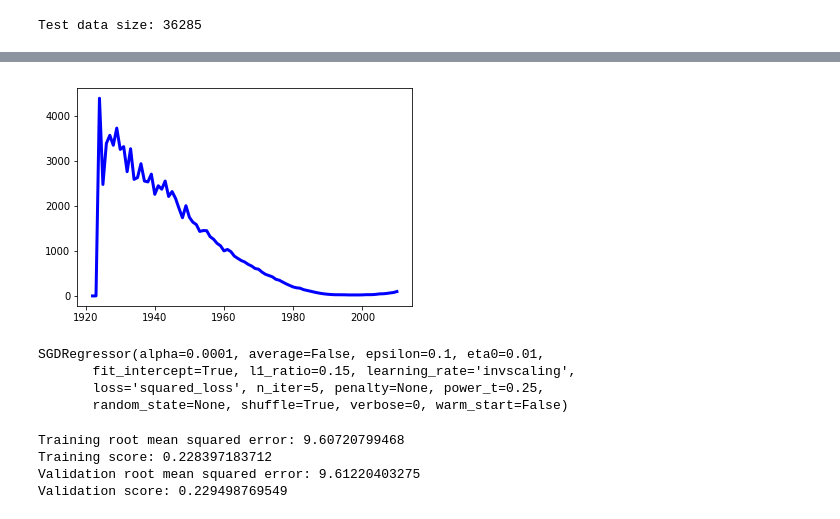
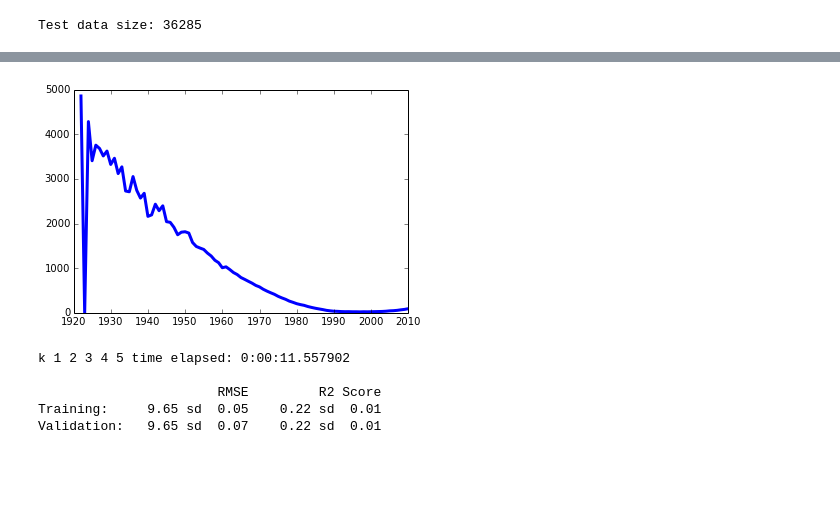
Before and after one commit to rossanez/MO444-2s2017, a Jupyter notebook: Trab01/MO444_2017_Trab01_Grupo05.ipynb, the cells around one changed output, grey strips where cells are left out. Cells and saved outputs as stored; diff of their text form; code cells hidden in the pictures; blank space fills up the shorter version.

```diff
--- a/Trab01/MO444_2017_Trab01_Grupo05.ipynb
+++ b/Trab01/MO444_2017_Trab01_Grupo05.ipynb
@@ -82,17 +82,11 @@ print('Test data size: {}'.format(len(test_data)))
 # %% [output]
 Test data size: 36285
 # %%
-# split train data into training/validation (80/20)
-train_data, validation_data = train_test_split(data, test_size=0.2)
-
-print('Train data size: {}'.format(len(train_data)))
-print('Validation data size: {}'.format(len(validation_data)))
-
-# prepare for 5-fold execution
+# prepare for 5-fold execution to help avoiding overfitting
 k5_fold = KFold(n_splits=5, shuffle=True, random_state=random_state)
 data_Y, data_X = split_Y_X(data)
 
-def run_kfold(method):
+def run_kfold(method, data_Y, data_X, scale=False, partial_fit=False):
     train_msq_err, train_r2_score = [], []
     validation_msq_err, validation_r2_score = [], []
     start_time = datetime.now()
@@ -105,7 +99,22 @@ def run_kfold(method):
 
         train_data_X, train_data_Y = data_X[train_index], data_Y[train_index]
         validation_data_X, validation_data_Y = data_X[validation_index], data_Y[validation_index]
-        model = method(train_data_X, train_data_Y)
+
+        if scale:
+            model_scaler = preprocessing.StandardScaler()
+            train_data_X = model_scaler.fit_transform(train_data_X)
+            validation_data_X = model_scaler.transform(validation_data_X)
+
+        if partial_fit:
+            # feed the data partially
+            n_chunks = 10
+            chunk_size = len(train_data_Y) / n_chunks
+            for i in range(0, n_chunks):
+                range_start = i * chunk_size
+                range_end = (i + 1) * chunk_size
+                model = method(train_data_X[range_start:range_end], train_data_Y[range_start:range_end])
+        else:
+            model = method(train_data_X, train_data_Y)
 
         predicted_train_data_Y = model.predict(train_data_X)
         train_msq_err.append(sqrt(mean_squared_error(train_data_Y, predicted_train_data_Y)))
@@ -119,5 +128,5 @@ def run_kfold(method):
     print('Training:    %5.2f sd %5.2f   %5.2f sd %5.2f' % (
                 np.mean(train_msq_err), np.std(train_msq_err), np.mean(train_r2_score), np.std(train_r2_score)))
     print('Validation:  %5.2f sd %5.2f   %5.2f sd %5.2f' % (
-                np.mean(validation_msq_err), np.std(validation_msq_err), np.mean(validation_msq_err), np.std(validation_msq_err)))
+                np.mean(validation_msq_err), np.std(validation_msq_err), np.mean(validation_r2_score), np.std(validation_r2_score)))
     return model
@@ -132,4 +133,5 @@ test_data_Y, test_data_X = split_Y_X(test_data)
 # %%
 # Create a baseline linear regression model and train it
-lr_base_model = run_kfold(lambda X, Y: LinearRegression(copy_X=True).fit(X, Y))
+# LinearRegression implements the Ordinary Least Squares (OLS) method
+lr_base_model = run_kfold(lambda X, Y: LinearRegression(copy_X=True).fit(X, Y), data_Y, data_X)
 # %% [output]
@@ -141,36 +143,16 @@ Validation:   9.56 sd  0.02    9.56 sd  0.02
 # %%
-# plotting the errors
-errors = get_errors_by_year(lr_base_model, validation_data_Y, validation_data_X)
+# plotting the errors vs years for the baseline model
+errors = get_errors_by_year(lr_base_model, data_Y, data_X)
 plt.plot(years, errors, color='blue', linewidth=3)
 plt.show()
 # %% [output]
-[figure, old version]
+[figure, new version]
 # %%
 # LR-based alternative #1: LR with Stochastic Gradient Descent
-lr_sgd_model = SGDRegressor(loss='squared_loss', penalty=None)
-
-# normalize the data before fitting
-lr_sgd_scaler = preprocessing.StandardScaler()
-
-lr_sgd_model.fit(lr_sgd_scaler.fit_transform(train_data_X), train_data_Y )
+lr_sgd_model = run_kfold(lambda X, Y: SGDRegressor(loss='squared_loss', penalty=None).fit(X, Y), data_Y, data_X, scale=True)
 # %% [output]
-SGDRegressor(alpha=0.0001, average=False, epsilon=0.1, eta0=0.01,
-       fit_intercept=True, l1_ratio=0.15, learning_rate='invscaling',
-       loss='squared_loss', n_iter=5, penalty=None, power_t=0.25,
-       random_state=None, shuffle=True, verbose=0, warm_start=False)
+k 1 2 3 4 5 time elapsed: 0:00:11.557902
+
+                       RMSE         R2 Score
+Training:     9.65 sd  0.05    0.22 sd  0.01
+Validation:   9.65 sd  0.07    0.22 sd  0.01
-# %%
-# Check the model errors
-predicted_train_data_Y = lr_sgd_model.predict(lr_sgd_scaler.transform(train_data_X))
-mean_sq_error_training = mean_squared_error(train_data_Y, predicted_train_data_Y)
-print('Training root mean squared error: {}'.format(sqrt(mean_sq_error_training)))
-print('Training score: {}'.format(r2_score(train_data_Y, predicted_train_data_Y)))
-
-predicted_validation_data_Y = lr_sgd_model.predict(lr_sgd_scaler.transform(validation_data_X))
-mean_sq_error_validation = mean_squared_error(validation_data_Y, predicted_validation_data_Y)
-print('Validation root mean squared error: {}'.format(sqrt(mean_sq_error_validation)))
-print('Validation score: {}'.format(r2_score(validation_data_Y, predicted_validation_data_Y)))
-# %% [output]
-Training root mean squared error: 9.60720799468
-Training score: 0.228397183712
-Validation root mean squared error: 9.61220403275
-Validation score: 0.229498769549
```
Also changed, not shown: parts of 13 cells of this notebook.
